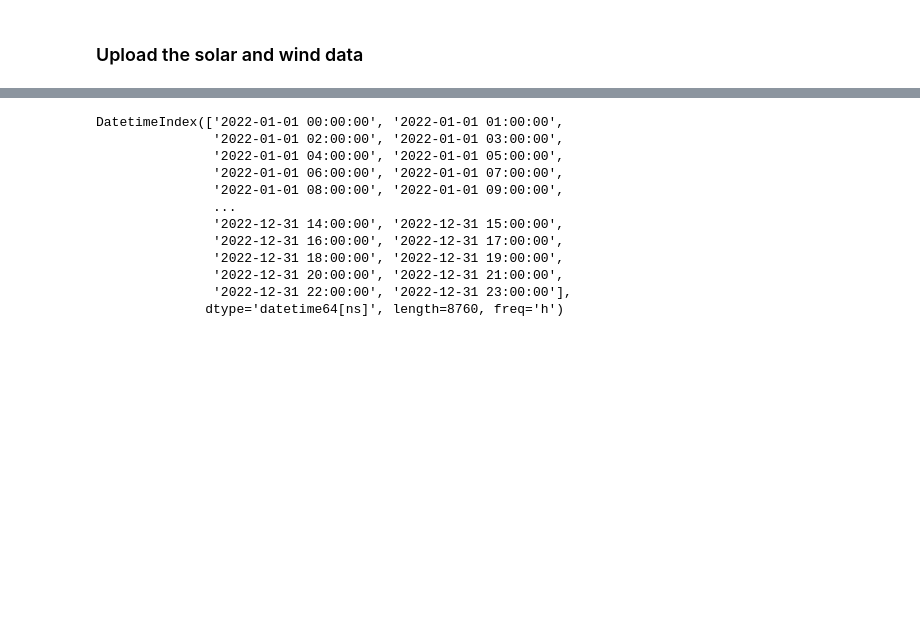
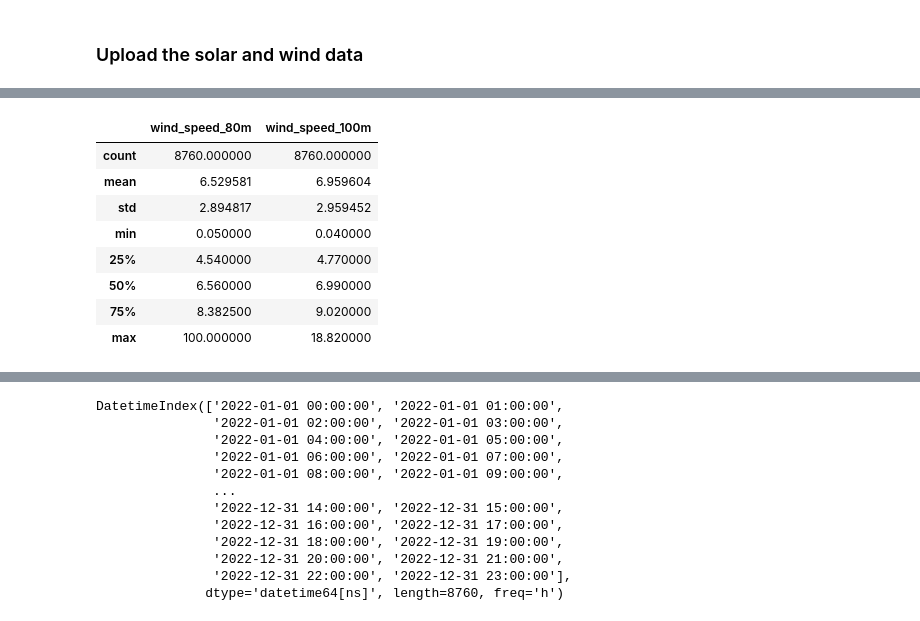
Before and after one commit to ucsusa/pypsa-illinois, a Jupyter notebook: notebooks/illinois_model.ipynb, the cells around one changed output, grey strips where cells are left out. Saved outputs shown, nothing was run; the diff lists cells and outputs as text; code cells hidden in the pictures; blank space fills up the shorter version.

```diff
--- a/notebooks/illinois_model.ipynb
+++ b/notebooks/illinois_model.ipynb
@@ -75,0 +114,12 @@ miso_solar = pd.read_csv("../data/nrel_psm_data/MISO-Z4_solar_2019.csv")
+# %%
+pjm_wind.describe()
+# %% [output]
+|  | wind_speed_80m | wind_speed_100m |
+| count | 8760.000000 | 8760.000000 |
+| mean | 6.529581 | 6.959604 |
+| std | 2.894817 | 2.959452 |
+| min | 0.050000 | 0.040000 |
+| 25% | 4.540000 | 4.770000 |
+| 50% | 6.560000 | 6.990000 |
+| 75% | 8.382500 | 9.020000 |
+| max | 100.000000 | 18.820000 |
```
Also changed, not shown: parts of 9 cells of this notebook.
